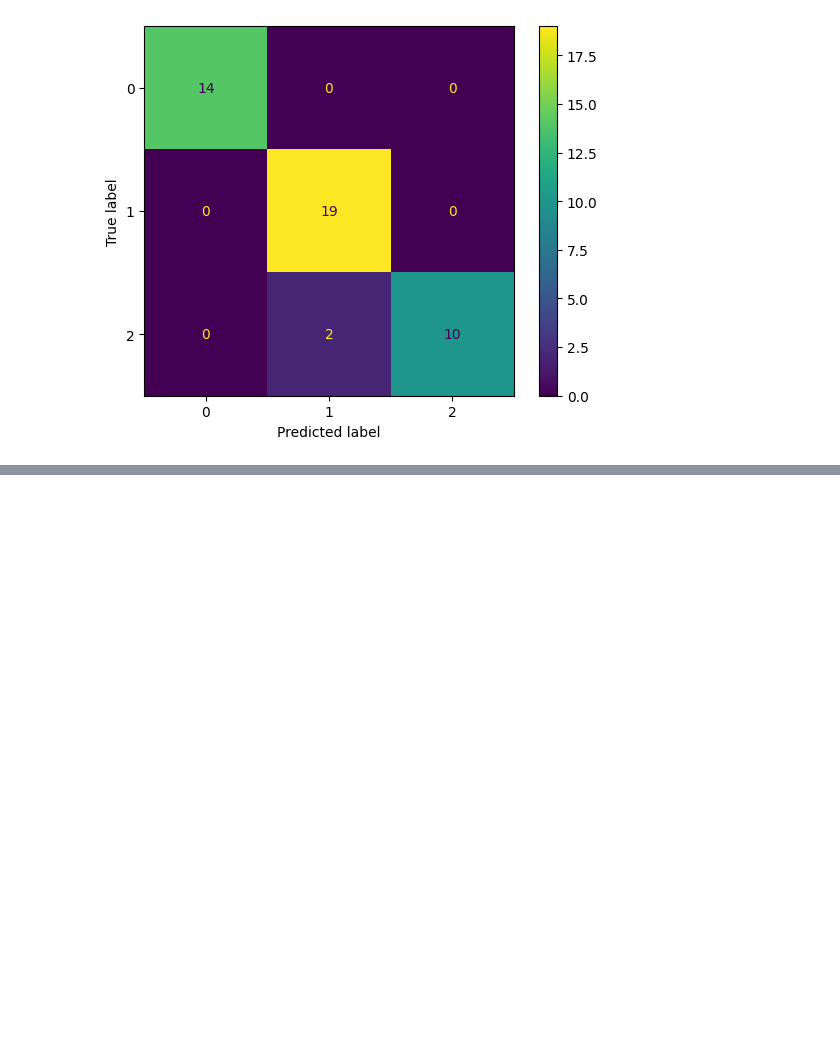
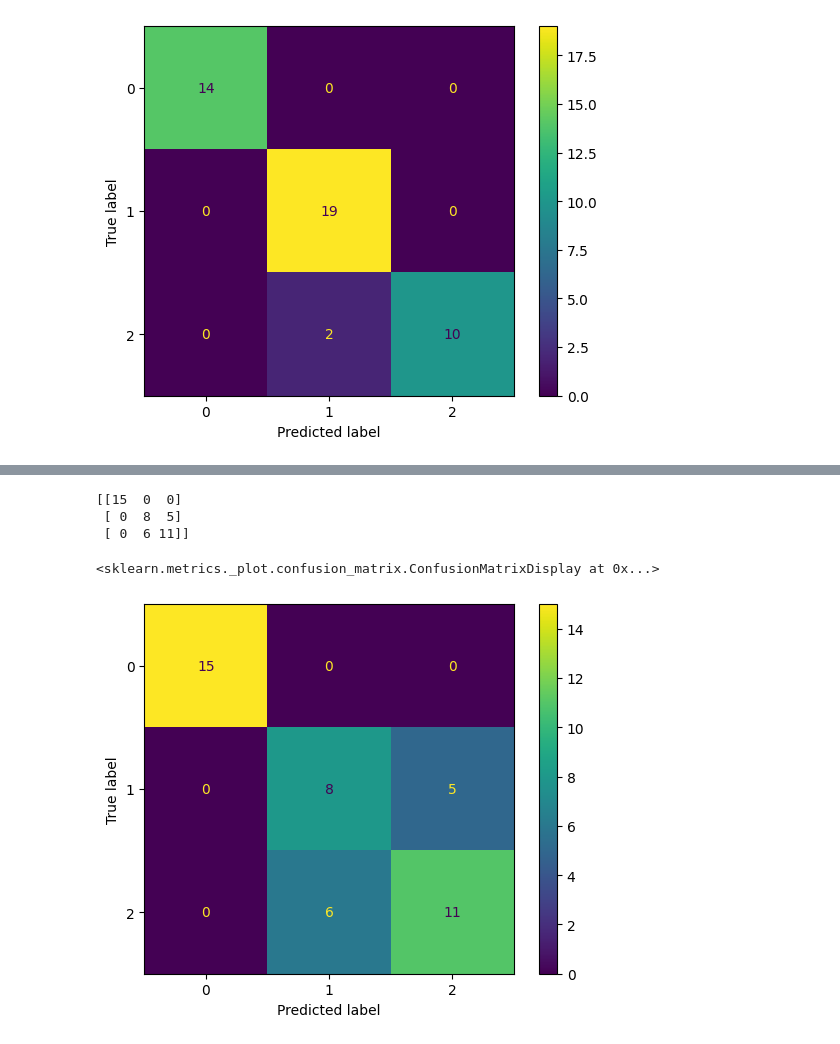
Before and after one commit to Mark1507/Kovychev_MLF, a Jupyter notebook: lab_04.ipynb, the cells around one changed output, grey strips where cells are left out. Cells and saved outputs as stored; diff of their text form; code cells hidden in the pictures; blank space fills up the shorter version.

```diff
--- a/lab_04.ipynb
+++ b/lab_04.ipynb
@@ -153,0 +167,19 @@ ConfusionMatrixDisplay.from_predictions(y_test,Ypred)
+# %%
+# Now do the same, but use only 2-dimensional data of original X (first two columns)
+X_train_2d, X_test_2d, y_train_2d, y_test_2d = train_test_split(
+    X[:, 0:2], y, test_size=0.3)
+
+knn_2d = KNeighborsClassifier(n_neighbors=3)
+knn_2d.fit(X_train_2d, y_train_2d)
+Ypred_2d = knn_2d.predict(X_test_2d)
+
+from sklearn.metrics import confusion_matrix
+from sklearn.metrics import ConfusionMatrixDisplay
+print(confusion_matrix(y_test_2d, Ypred_2d))
+ConfusionMatrixDisplay.from_predictions(y_test_2d, Ypred_2d)
+# %% [output]
+[[15  0  0]
+ [ 0  8  5]
+ [ 0  6 11]]
+<sklearn.metrics._plot.confusion_matrix.ConfusionMatrixDisplay at 0x...>
+[figure, added]
```
Also changed, not shown: parts of 2 cells of this notebook.
